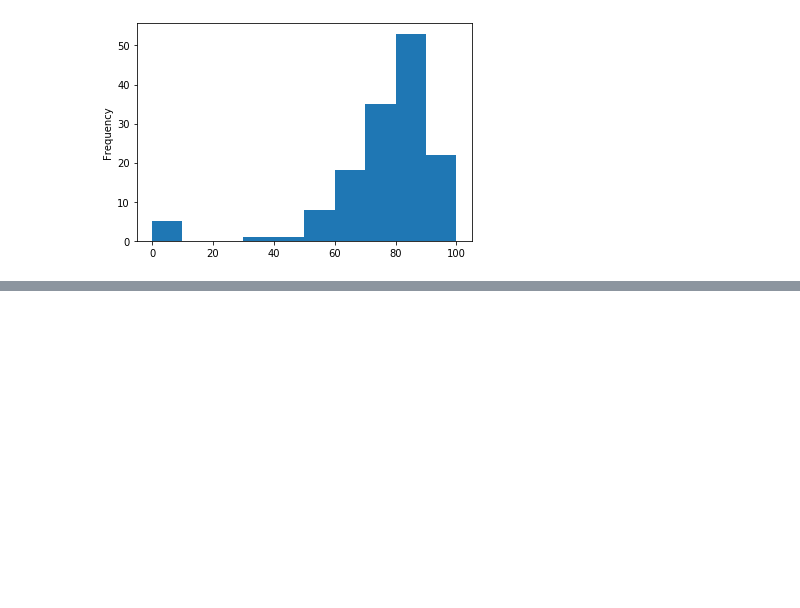
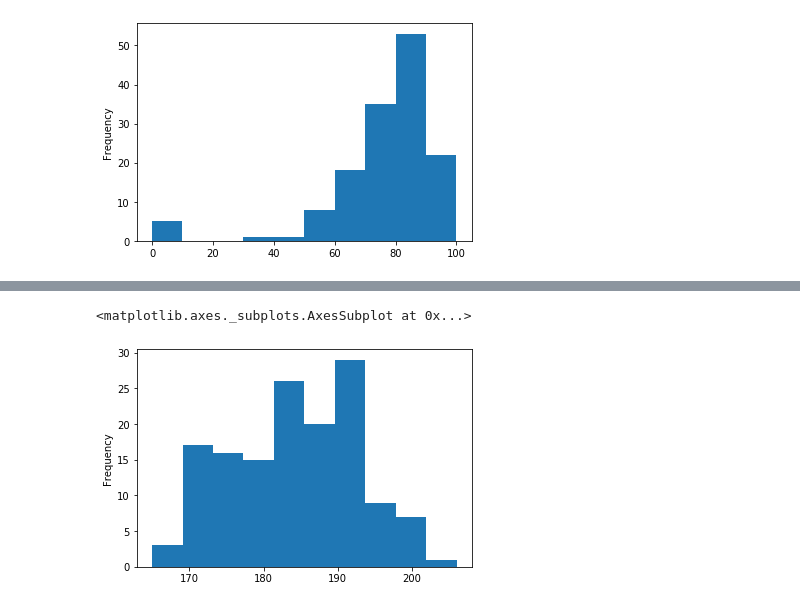
Before and after one commit to dnlsyfq/py_statistics, a Jupyter notebook: StatisticsChap3.ipynb, the cells around one changed output, grey strips where cells are left out. Cells and saved outputs as stored; diff of their text form; code cells hidden in the pictures; blank space fills up the shorter version.

```diff
--- a/StatisticsChap3.ipynb
+++ b/StatisticsChap3.ipynb
@@ -217,0 +223,5 @@ df['FT%'].plot.hist(bins=10)
+# %%
+df['Height'].plot.hist(bins=10)
+# %% [output]
+<matplotlib.axes._subplots.AxesSubplot at 0x...>
+[figure, added]
```
Also changed, not shown: parts of 2 cells of this notebook, 1 other file.
